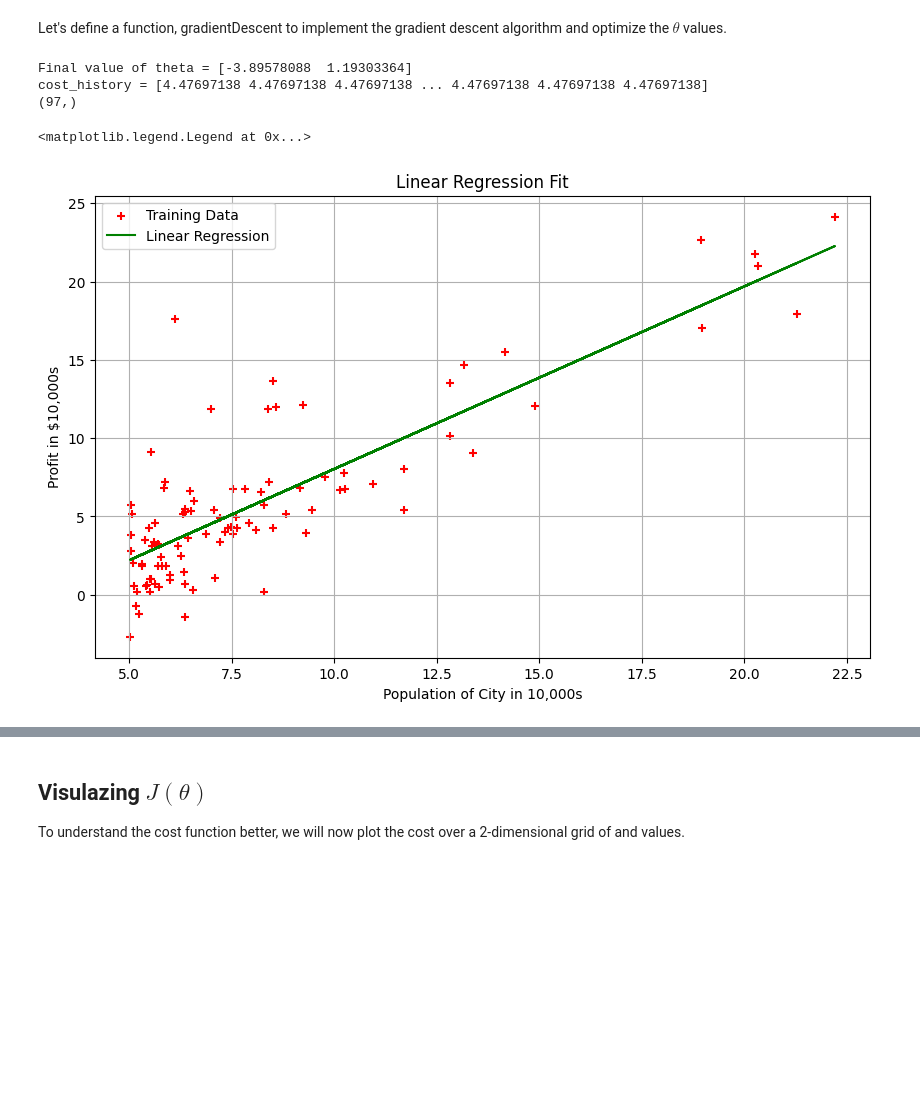
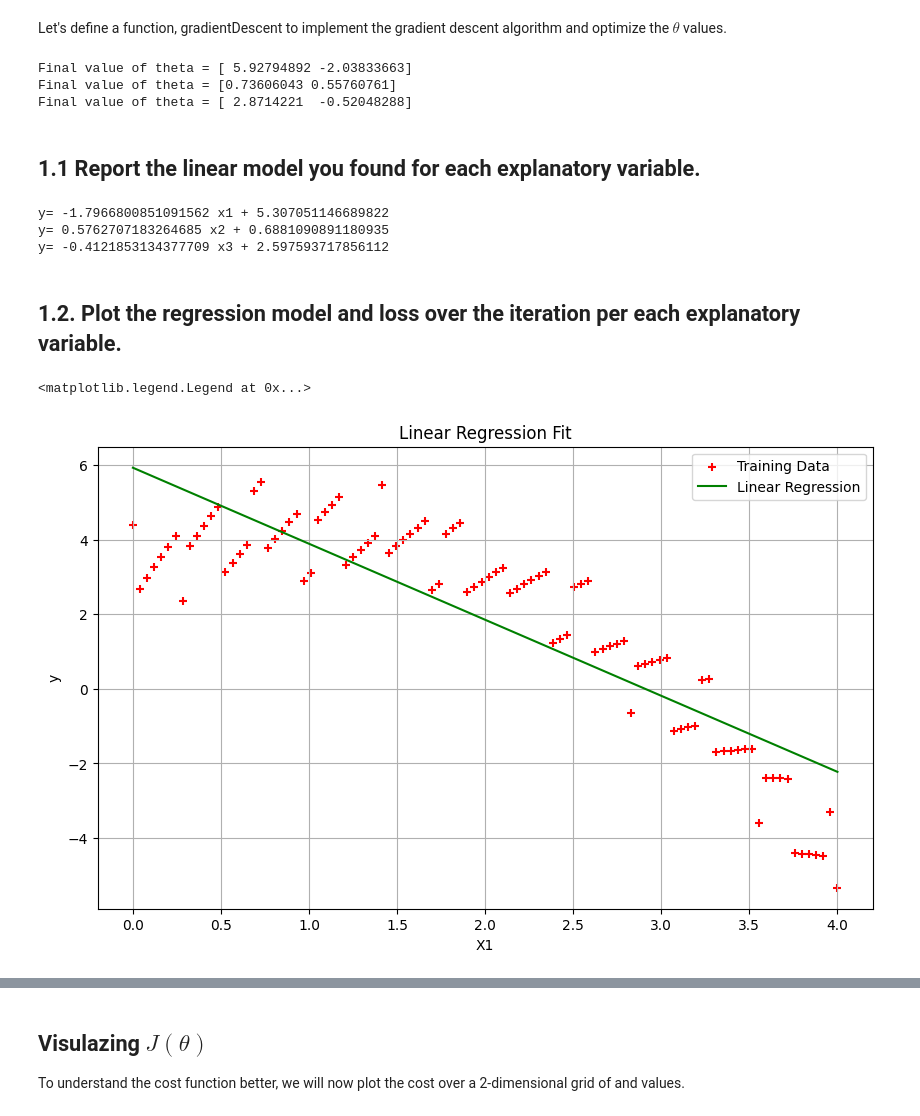
Before and after one commit to Farah-Deeba-UNCC/Introduction-to-ML, a Jupyter notebook: Notebooks/9-LinearRegression(assignment1).ipynb, the cells around one changed output, grey strips where cells are left out. Saved outputs shown, nothing was run; the diff lists cells and outputs as text; code cells hidden in the pictures; blank space fills up the shorter version.

```diff
--- a/Notebooks/9-LinearRegression(assignment1).ipynb
+++ b/Notebooks/9-LinearRegression(assignment1).ipynb
@@ -15,6 +18,6 @@ Suppose you are the CEO of a restaurant franchise and are considering different
 ## Load data
  The first column is the population of a city and the second column is the profit of a food truck in that city. A negative value for profit indicates a loss. The dataset is loaded from the data file into the variables X and Y:
 # %%
-df =pd.read_csv('https://raw.githubusercontent.com/satishgunjal/datasets/master/univariate_profits_and_populations_from_the_cities.csv')
+df =pd.read_csv('Introduction-to-ML/Data/D3.csv')
 df.head() # To get first n rows from the dataset default value of n is 5
 # %% [output]
@@ -64,9 +34,9 @@ Text(0.5, 1.0, 'Scatter plot of training data')
  In the following lines, we add another dimension to our data to accommodate the  intercept term. We also initialize the initial parameters to 0 and the learning rate alpha to 0.01
 # %%
 #Lets create a matrix with a dimension of m by 1. m is the number of observations
-m = df.population.size
+m = df.X1.size
 X_0 = np.ones((m, 1))
 X_0 = pd.DataFrame(X_0)
-df.insert(0, "intercept",X_0)
+df.insert(0, "X0",X_0)
 display(df)
 # %% [output]
@@ -86,9 +56,3 @@ display(df)
-# %%
-X = df.loc[:,['intercept','population']]
-y = df.profit
-theta = np.zeros(2)
-iterations = 1500;
-alpha = 0.01;
 # %% [markdown]
 Let's define a function, computeCost, that will compute the cost for a given set of $\theta$ values;
 # %%
@@ -147,27 +106,61 @@ def gradientDescent(X, y, theta, alpha, iterations):
     theta = theta - sum_delta;
     cost_history[i] = computeCost(X, y, theta)
   return theta, cost_history
-# %%
-Xarray = X.loc[:,['intercept','population']].values
-yarray = y.values
-theta, cost_history = gradientDescent(Xarray, yarray, theta, alpha, iterations)
-print('Final value of theta =', theta)
-print('cost_history =', cost_history)
-# %% [output]
-Final value of theta = [-3.89578088  1.19303364]
-cost_history = [4.47697138 4.47697138 4.47697138 ... 4.47697138 4.47697138 4.47697138]
-(97,)
+# %%
+X = df.loc[:,['X0','X1','X2','X3']]
+y = df.Y
+theta = np.zeros(2)
+iterations = 10000;
+alpha = 0.1;
+
+# calling our gradient_decsent function for X1
+Xarray = X.loc[:,['X0','X1']].values
+yarray = y.values
+theta1, cost_history1 = gradientDescent(Xarray, yarray, theta, alpha, iterations)
+print('Final value of theta =', theta1)
+
+# calling our gradient_decsent function for X2
+Xarray = X.loc[:,['X0','X2']].values
+theta2, cost_history2 = gradientDescent(Xarray, yarray, theta, alpha, iterations)
+print('Final value of theta =', theta2)
+
+# calling our gradient_decsent function for X3
+Xarray = X.loc[:,['X0','X3']].values
+theta3, cost_history3 = gradientDescent(Xarray, yarray, theta, alpha, iterations)
+print('Final value of theta =', theta3)
+# %% [output]
+Final value of theta = [ 5.92794892 -2.03833663]
+Final value of theta = [0.73606043 0.55760761]
+Final value of theta = [ 2.8714221  -0.52048288]
+# %% [markdown]
+## 1.1 Report the linear model you found for each explanatory variable.
+# %%
+#linear model when explanatory variable is X1
+print("y=",theta1[1],"x1 +",theta1[0])
+
+#linear model for the second column
+print("y=",theta2[1],"x2 +",theta2[0])
+
+#linear model for the third column
+print("y=",theta3[1],"x3 +",theta3[0])
+# %% [output]
+y= -1.7966800851091562 x1 + 5.307051146689822
+y= 0.5762707183264685 x2 + 0.6881090891180935
+y= -0.4121853134377709 x3 + 2.597593717856112
+# %% [markdown]
+## 1.2. Plot the regression model and loss over the iteration per each explanatory variable.
 # %%
-# Since X is list of list (feature matrix) lets take values of column of index 1 only
-plt.scatter(X.population, y, color='red', marker= '+', label= 'Training Data')
-plt.plot(X.population, X.dot(theta), color='green', label='Linear Regression')
+# plotting the final regression model for the first column
+plt.scatter(X.X1, y, color='red', marker= '+', label= 'Training Data')
+Xarray = X.loc[:,['X0','X1']].values
+plt.plot(X.X1, Xarray.dot(theta1), color='green', label='Linear Regression')
 
 plt.rcParams["figure.figsize"] = (10,6)
 plt.grid()
-plt.xlabel('Population of City in 10,000s')
-plt.ylabel('Profit in $10,000s')
+plt.xlabel('X1')
+plt.ylabel('y')
 plt.title('Linear Regression Fit')
 plt.legend()
 # %% [output]
 <matplotlib.legend.Legend at 0x...>
-[figure, old version]
+[figure, new version]
```
Also changed, not shown: parts of 17 cells of this notebook.
